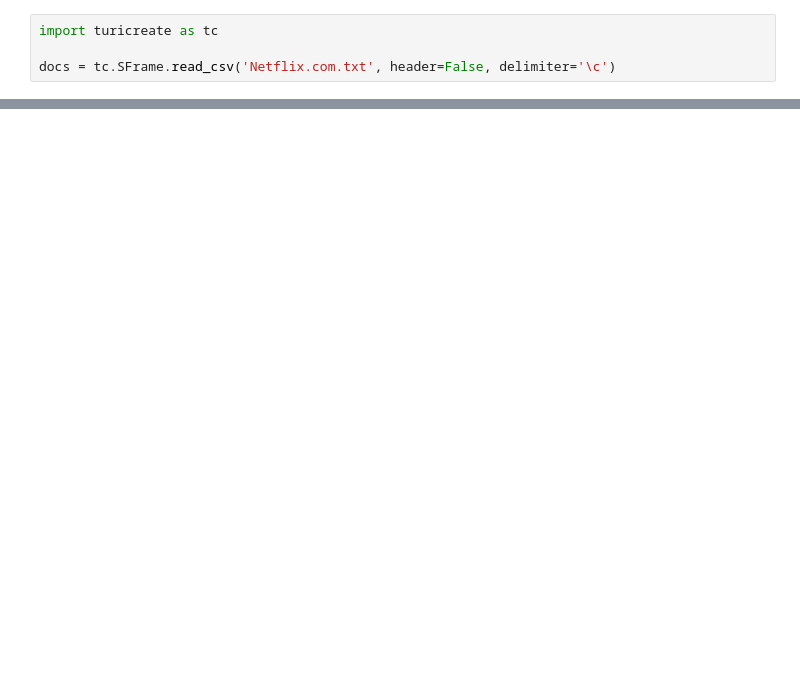
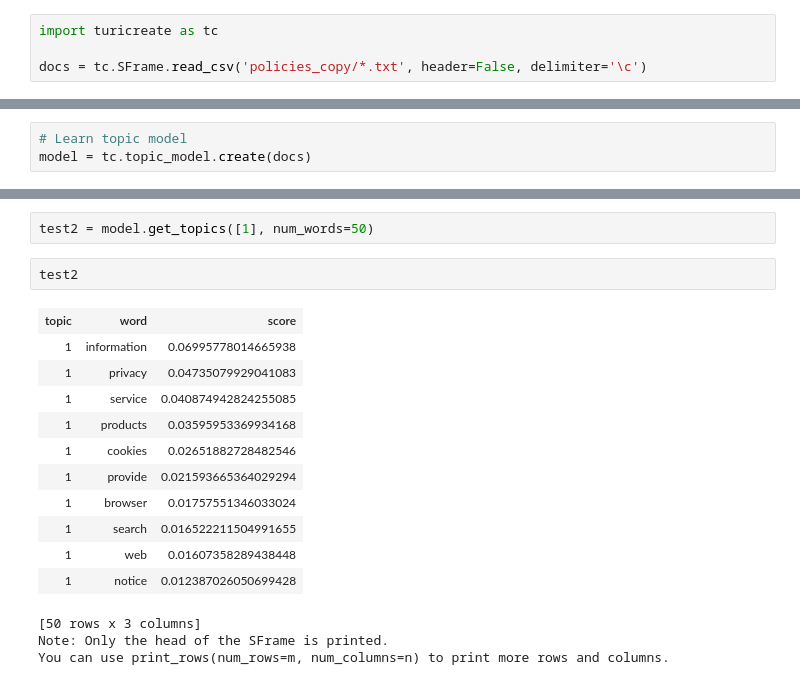
Before and after one commit to louise26/dissert_project, a Jupyter notebook: topic_model/TopicModel.ipynb, the cells around one changed output, grey strips where cells are left out. Cells and saved outputs as stored; diff of their text form; blank space fills up the shorter version.

Commit message:
Updated Jupyter Notebook to apply model on whole data set, and get better output

```diff
--- a/topic_model/TopicModel.ipynb
+++ b/topic_model/TopicModel.ipynb
@@ -1,5 +1,5 @@
 # %%
 import turicreate as tc
 
-docs = tc.SFrame.read_csv('Netflix.com.txt', header=False, delimiter='\c')
+docs = tc.SFrame.read_csv('policies_copy/*.txt', header=False, delimiter='\c')
 # %% [output]
@@ -33,0 +33,3 @@ Learning a topic model
+# %%
+# Learn topic model
+model = tc.topic_model.create(docs)
@@ -63,0 +131,19 @@ Rows: 719
+# %%
+test2 = model.get_topics([1], num_words=50)
+# %%
+test2
+# %% [output]
+| topic | word | score |
+| 1 | information | 0.06995778014665938 |
+| 1 | privacy | 0.04735079929041083 |
+| 1 | service | 0.040874942824255085 |
+| 1 | products | 0.03595953369934168 |
+| 1 | cookies | 0.02651882728482546 |
+| 1 | provide | 0.021593665364029294 |
+| 1 | browser | 0.01757551346033024 |
+| 1 | search | 0.016522211504991655 |
+| 1 | web | 0.01607358289438448 |
+| 1 | notice | 0.012387026050699428 |
+[50 rows x 3 columns]
+Note: Only the head of the SFrame is printed.
+You can use print_rows(num_rows=m, num_columns=n) to print more rows and columns.
```
Also changed, not shown: parts of 15 cells of this notebook.
